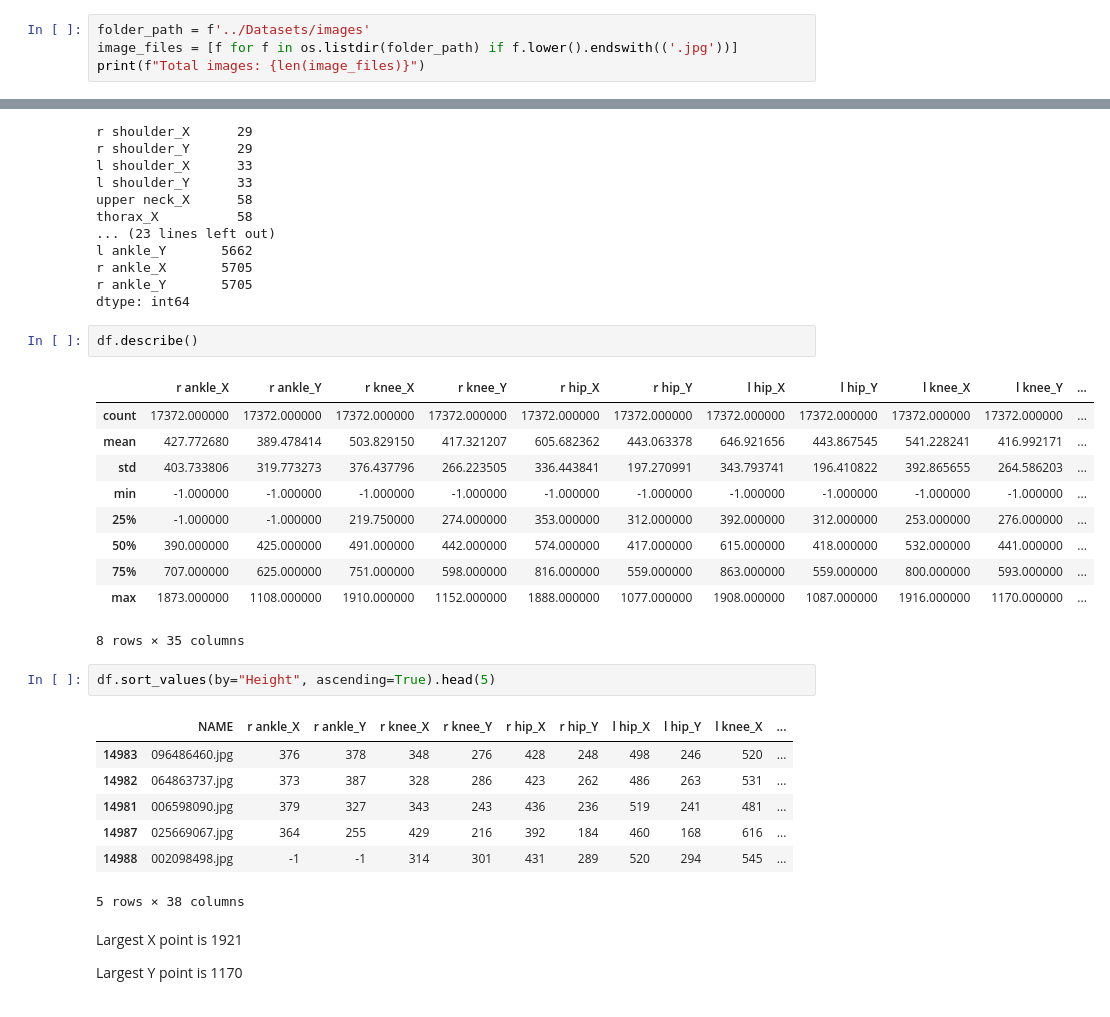
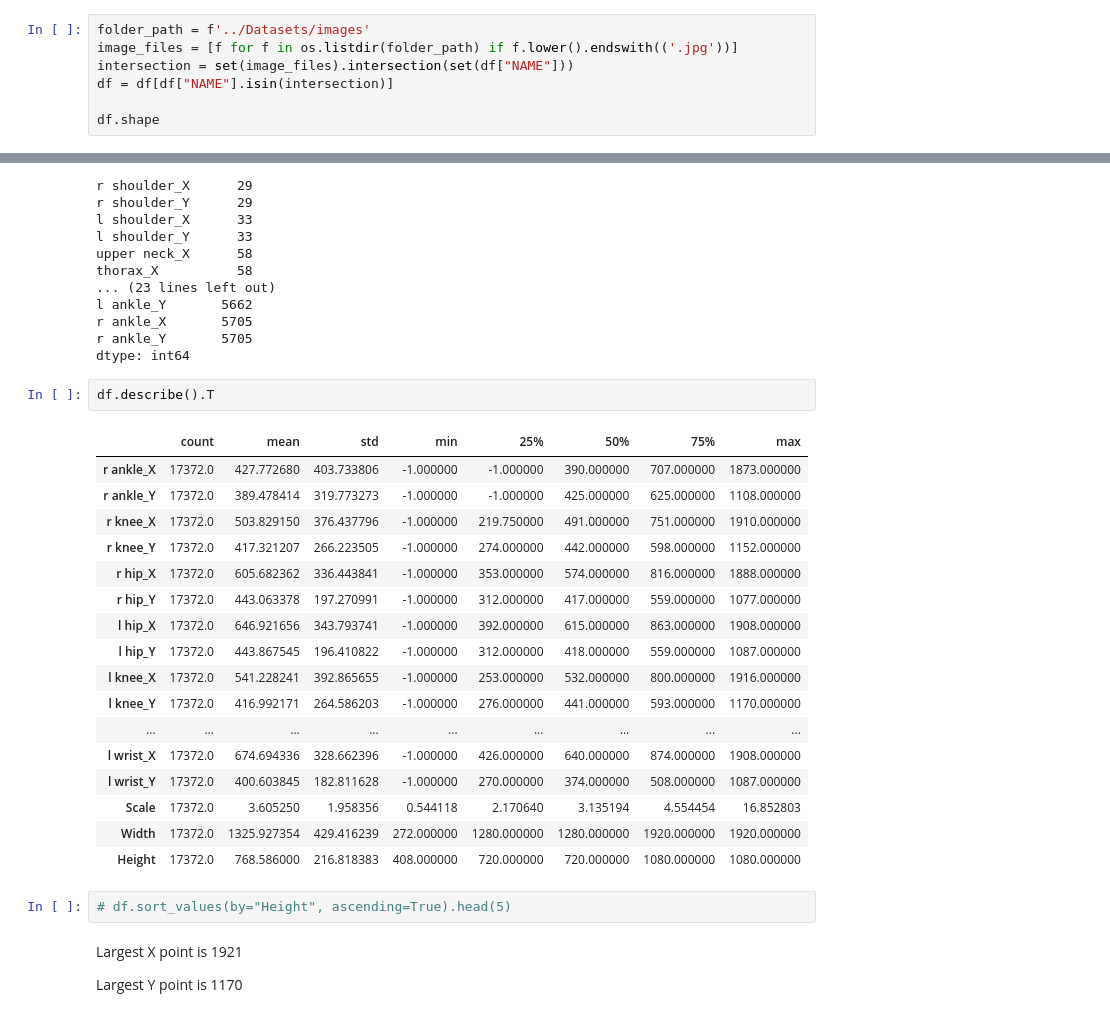
Before and after one commit to bernaprioste1704/LimbsID-Samsung-Final-Project, a Jupyter notebook: EDA/EDAmpii.ipynb, the cells around one changed output, grey strips where cells are left out. Cells and saved outputs as stored; diff of their text form.

```diff
--- a/EDA/EDAmpii.ipynb
+++ b/EDA/EDAmpii.ipynb
@@ -35,5 +35,8 @@ df.head(5)
 # %%
 folder_path = f'../Datasets/images'
 image_files = [f for f in os.listdir(folder_path) if f.lower().endswith(('.jpg'))]
-print(f"Total images: {len(image_files)}")
+intersection = set(image_files).intersection(set(df["NAME"]))
+df = df[df["NAME"].isin(intersection)]
+
+df.shape
 # %% [output]
@@ -126,28 +180,27 @@ r ankle_X       5705
 r ankle_Y       5705
 dtype: int64
 # %%
-df.describe()
+df.describe().T
 # %% [output]
-|  | r ankle_X | r ankle_Y | r knee_X | r knee_Y | r hip_X | r hip_Y | l hip_X | l hip_Y | l knee_X | l knee_Y | ... |
-| count | 17372.000000 | 17372.000000 | 17372.000000 | 17372.000000 | 17372.000000 | 17372.000000 | 17372.000000 | 17372.000000 | 17372.000000 | 17372.000000 | ... |
-| mean | 427.772680 | 389.478414 | 503.829150 | 417.321207 | 605.682362 | 443.063378 | 646.921656 | 443.867545 | 541.228241 | 416.992171 | ... |
-| std | 403.733806 | 319.773273 | 376.437796 | 266.223505 | 336.443841 | 197.270991 | 343.793741 | 196.410822 | 392.865655 | 264.586203 | ... |
-| min | -1.000000 | -1.000000 | -1.000000 | -1.000000 | -1.000000 | -1.000000 | -1.000000 | -1.000000 | -1.000000 | -1.000000 | ... |
-| 25% | -1.000000 | -1.000000 | 219.750000 | 274.000000 | 353.000000 | 312.000000 | 392.000000 | 312.000000 | 253.000000 | 276.000000 | ... |
-| 50% | 390.000000 | 425.000000 | 491.000000 | 442.000000 | 574.000000 | 417.000000 | 615.000000 | 418.000000 | 532.000000 | 441.000000 | ... |
-| 75% | 707.000000 | 625.000000 | 751.000000 | 598.000000 | 816.000000 | 559.000000 | 863.000000 | 559.000000 | 800.000000 | 593.000000 | ... |
-| max | 1873.000000 | 1108.000000 | 1910.000000 | 1152.000000 | 1888.000000 | 1077.000000 | 1908.000000 | 1087.000000 | 1916.000000 | 1170.000000 | ... |
+|  | count | mean | std | min | 25% | 50% | 75% | max |
+| r ankle_X | 17372.0 | 427.772680 | 403.733806 | -1.000000 | -1.000000 | 390.000000 | 707.000000 | 1873.000000 |
+| r ankle_Y | 17372.0 | 389.478414 | 319.773273 | -1.000000 | -1.000000 | 425.000000 | 625.000000 | 1108.000000 |
+| r knee_X | 17372.0 | 503.829150 | 376.437796 | -1.000000 | 219.750000 | 491.000000 | 751.000000 | 1910.000000 |
+| r knee_Y | 17372.0 | 417.321207 | 266.223505 | -1.000000 | 274.000000 | 442.000000 | 598.000000 | 1152.000000 |
+| r hip_X | 17372.0 | 605.682362 | 336.443841 | -1.000000 | 353.000000 | 574.000000 | 816.000000 | 1888.000000 |
+| r hip_Y | 17372.0 | 443.063378 | 197.270991 | -1.000000 | 312.000000 | 417.000000 | 559.000000 | 1077.000000 |
+| l hip_X | 17372.0 | 646.921656 | 343.793741 | -1.000000 | 392.000000 | 615.000000 | 863.000000 | 1908.000000 |
+| l hip_Y | 17372.0 | 443.867545 | 196.410822 | -1.000000 | 312.000000 | 418.000000 | 559.000000 | 1087.000000 |
+| l knee_X | 17372.0 | 541.228241 | 392.865655 | -1.000000 | 253.000000 | 532.000000 | 800.000000 | 1916.000000 |
+| l knee_Y | 17372.0 | 416.992171 | 264.586203 | -1.000000 | 276.000000 | 441.000000 | 593.000000 | 1170.000000 |
+| ... | ... | ... | ... | ... | ... | ... | ... | ... |
+| l wrist_X | 17372.0 | 674.694336 | 328.662396 | -1.000000 | 426.000000 | 640.000000 | 874.000000 | 1908.000000 |
+| l wrist_Y | 17372.0 | 400.603845 | 182.811628 | -1.000000 | 270.000000 | 374.000000 | 508.000000 | 1087.000000 |
+| Scale | 17372.0 | 3.605250 | 1.958356 | 0.544118 | 2.170640 | 3.135194 | 4.554454 | 16.852803 |
+| Width | 17372.0 | 1325.927354 | 429.416239 | 272.000000 | 1280.000000 | 1280.000000 | 1920.000000 | 1920.000000 |
+| Height | 17372.0 | 768.586000 | 216.818383 | 408.000000 | 720.000000 | 720.000000 | 1080.000000 | 1080.000000 |
-8 rows × 35 columns
 # %%
-df.sort_values(by="Height", ascending=True).head(5)
+# df.sort_values(by="Height", ascending=True).head(5)
-# %% [output]
-|  | NAME | r ankle_X | r ankle_Y | r knee_X | r knee_Y | r hip_X | r hip_Y | l hip_X | l hip_Y | l knee_X | ... |
-| 14983 | 096486460.jpg | 376 | 378 | 348 | 276 | 428 | 248 | 498 | 246 | 520 | ... |
-| 14982 | 064863737.jpg | 373 | 387 | 328 | 286 | 423 | 262 | 486 | 263 | 531 | ... |
-| 14981 | 006598090.jpg | 379 | 327 | 343 | 243 | 436 | 236 | 519 | 241 | 481 | ... |
-| 14987 | 025669067.jpg | 364 | 255 | 429 | 216 | 392 | 184 | 460 | 168 | 616 | ... |
-| 14988 | 002098498.jpg | -1 | -1 | 314 | 301 | 431 | 289 | 520 | 294 | 545 | ... |
-5 rows × 38 columns
 # %% [markdown]
 Largest X point is 1921
 
```
Also changed, not shown: parts of 12 cells of this notebook.
